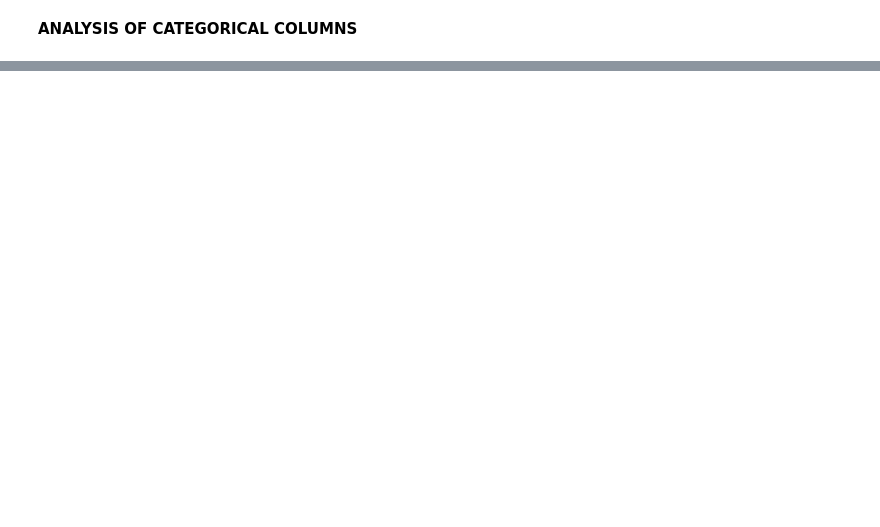
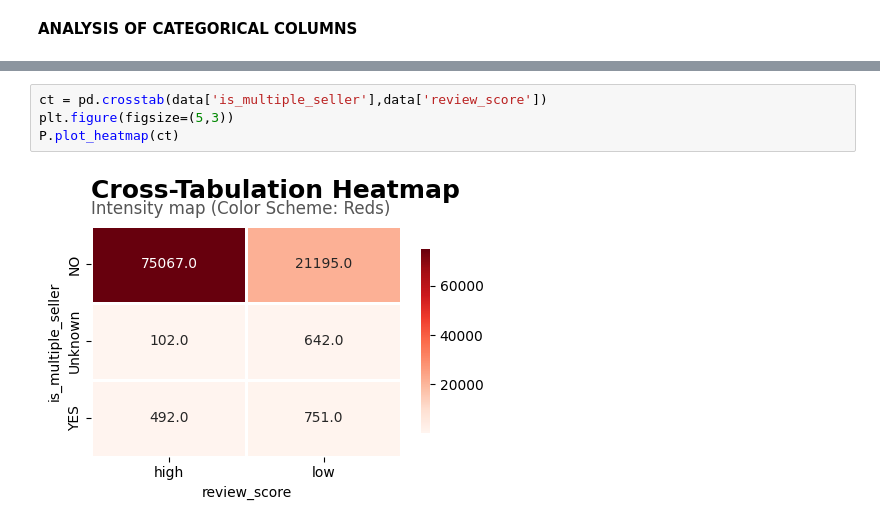
Before and after one commit to IamRaNo/data-analytics-projects, a Jupyter notebook: inside_olist_review_analysis/jupyter_notebooks/04_analysis.ipynb, the cells around one changed output, grey strips where cells are left out. Saved outputs shown, nothing was run; the diff lists cells and outputs as text; blank space fills up the shorter version.

```diff
--- a/inside_olist_review_analysis/jupyter_notebooks/04_analysis.ipynb
+++ b/inside_olist_review_analysis/jupyter_notebooks/04_analysis.ipynb
@@ -255,0 +526,6 @@ for col in cat_cols:
+# %%
+ct = pd.crosstab(data['is_multiple_seller'],data['review_score'])
+plt.figure(figsize=(5,3))
+P.plot_heatmap(ct)
+# %% [output]
+[figure, added]
```
Also changed, not shown: parts of 100 cells of this notebook, 1 other file.
